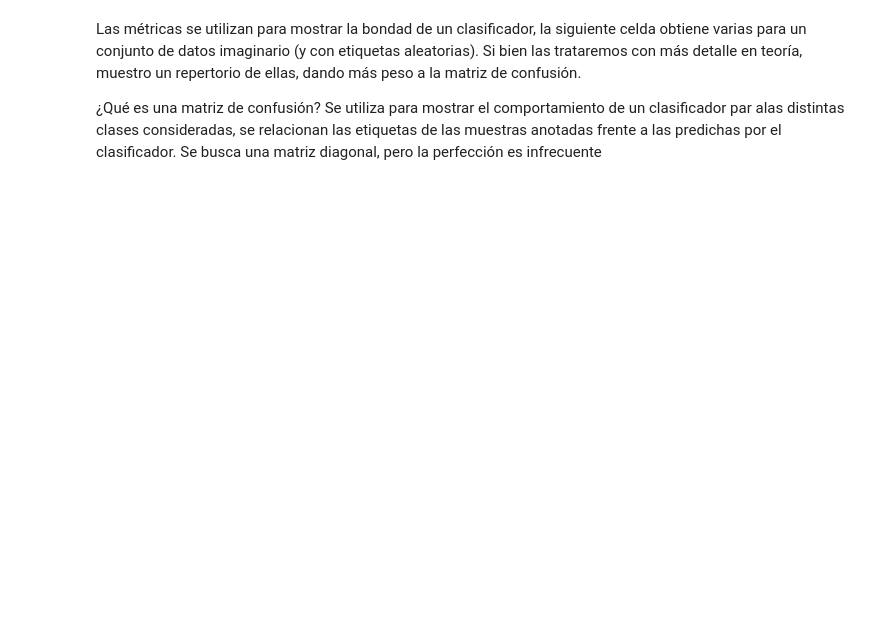
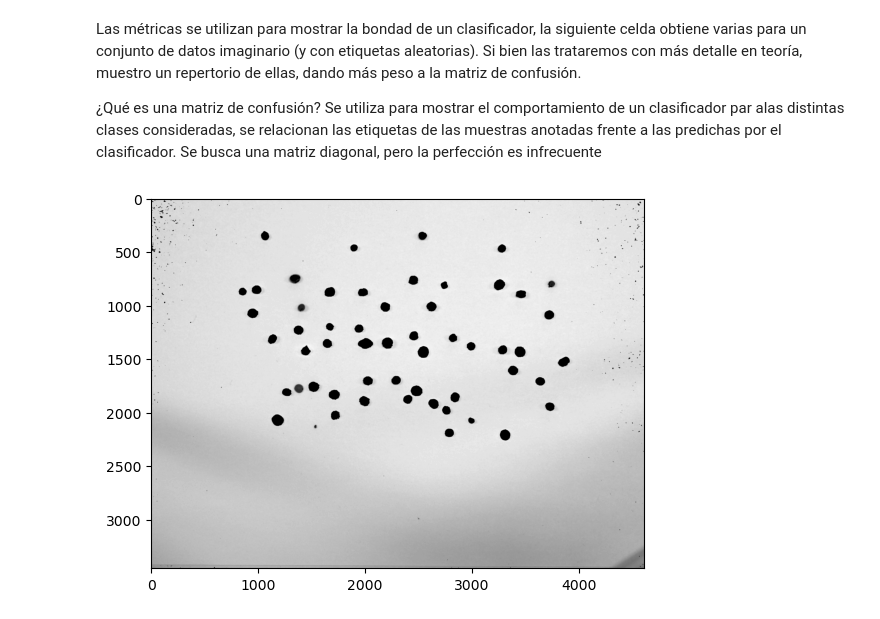
Before and after one commit to VC-ulpgc-JRP-y-SGR/p3-vc, a Jupyter notebook: VC_P3.ipynb, the cells around one changed output. Cells and saved outputs as stored; diff of their text form; code cells hidden in the pictures; blank space fills up the shorter version.

```diff
--- a/VC_P3.ipynb
+++ b/VC_P3.ipynb
@@ -483,10 +483,10 @@ imgMP_gray = cv2.cvtColor(imgMP, cv2.COLOR_BGR2GRAY)
 imgMP_th = cv2.adaptiveThreshold(imgMP_gray, 255, cv2.ADAPTIVE_THRESH_MEAN_C, cv2.THRESH_BINARY, 11, 2)
 
 # aplicamos filtro gaussiano
-imgMP_blur = cv2.GaussianBlur(imgMP_th, (9, 9), 0)
+imgMP_blur = cv2.GaussianBlur(imgMP_th, (5, 5), 0)
 
 # aplicamos filtro de blur
-imgMP_blur = cv2.medianBlur(imgMP_blur, 5)
+
 
 # aplicamos sobel
 x = cv2.Sobel(imgMP_blur, cv2.CV_64F, 1, 0)  # x
@@ -500,7 +500,7 @@ result = result.astype(np.uint8)
 
 # erosionamos y dilatamos
 result = cv2.erode(result, kernel=np.ones((2, 2), np.uint8), iterations=1)
-# result = cv2.dilate(result, kernel=np.ones((2, 2), np.uint8), iterations=1)
+result = cv2.dilate(result, kernel=np.ones((2, 2), np.uint8), iterations=1)
 
 # obtención de contornos externos
 contours, _ = cv2.findContours(result, cv2.RETR_EXTERNAL, cv2.CHAIN_APPROX_SIMPLE)
@@ -518,8 +518,12 @@ for contour in contours:
 
     approx_contours.append(approx)
 
+for contour in contours:
+    # Compute the convex hull of the contour
+    convex_hull = cv2.convexHull(contour)
+    # Draw the convex hull on the image
 # dibujamos contornos obtenidos en la imagen en rgb
-cv2.drawContours(imgMP_c, approx_contours, -1, (0,255,0), 3)
+    cv2.drawContours(imgMP_c, approx_contours, -1, (0,255,0), 3)
 
 plt.axis("off")
 plt.imshow(imgMP_c)
@@ -532,6 +537,54 @@ Las métricas se utilizan para mostrar la bondad de un clasificador, la siguient
 
 ¿Qué es una matriz de confusión?
 Se utiliza para mostrar el comportamiento de un clasificador par alas distintas clases consideradas, se relacionan las etiquetas de las muestras anotadas frente a las predichas por el clasificador. Se busca una matriz diagonal, pero la perfección es infrecuente
+# %%
+import numpy as np
+import cv2
+import matplotlib.pyplot as plt
+
+# Load the image
+image = cv2.imread('./PEL.png')
+mask = np.zeros(image.shape, dtype=np.uint8) + np.array([50, 50, 50])
+image = image + mask  # Evitar el ajuste de escala
+image = image.astype(np.uint8)
+image = cv2.GaussianBlur(image, (9, 9), 0)
+image = cv2.medianBlur(image, 5)
+
+# Convertir la imagen a HSV para obtener la saturación
+hsv_image = cv2.cvtColor(image, cv2.COLOR_BGR2HSV)
+saturation = hsv_image[:, :, 1]
+
+# Definir un umbral de saturación para mantener el color
+threshold = 10  # Ajusta este valor según tu preferencia
+
+# Ajustar los píxeles de la imagen en escala de grises
+for y in range(image.shape[0]):
+    for x in range(image.shape[1]):
+        if saturation[y, x] > threshold:
+            image[y, x] = 0  # Establecer píxeles con saturación alta a negro
+
+# Definir el valor gamma (ajusta según tu necesidad)
+gamma = 2
+
+# Realizar el ajuste gamma
+min_val = np.min(image)
+max_val = np.max(image)
+image = ((image - min_val) / (max_val - min_val) * 255).astype(np.uint8)
+image = np.power(image / 255.0, gamma)
+image = np.uint8(255 * image)
+
+gray = cv2.cvtColor(image, cv2.COLOR_BGR2GRAY)
+
+#contours, _ = cv2.findContours(gray, cv2.RETR_EXTERNAL, cv2.CHAIN_APPROX_SIMPLE)
+
+# Dibujar los contornos en la imagen original
+#cv2.drawContours(image, contours, -1, (0, 255, 0), 2)
+
+# Mostrar la imagen resultante en escala de grises con contornos
+plt.imshow(gray, cmap='gray')
+plt.show()
+# %% [output]
+[figure, added]
 # %%
 import cv2
 import matplotlib.pyplot as plt
```
Also changed, not shown: parts of 11 cells of this notebook.
